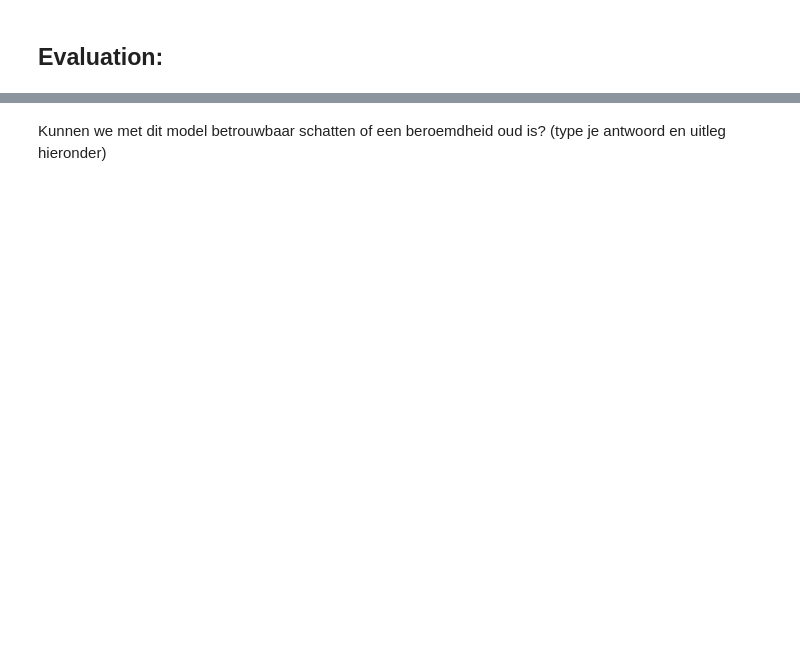
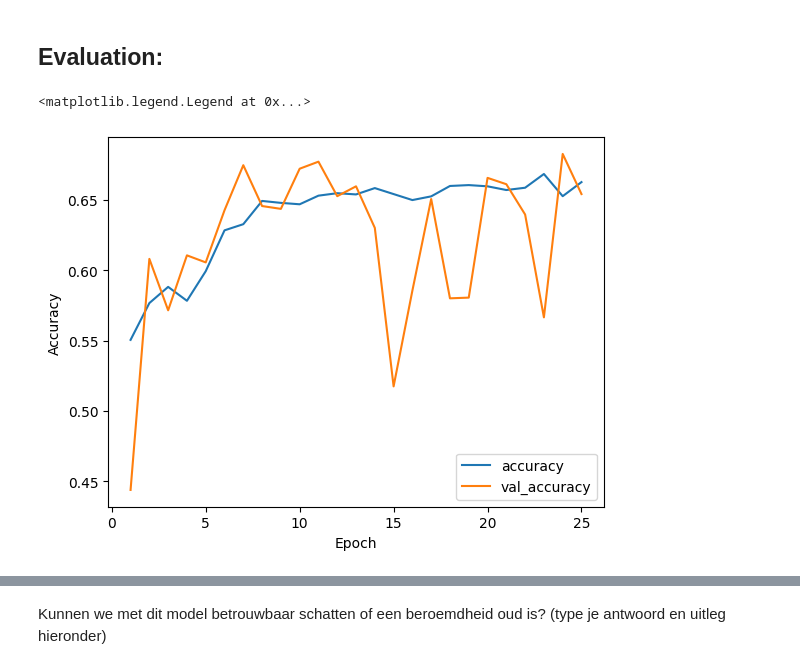
Before and after one commit to usadson/machine-learning, a Jupyter notebook: Thema 2/Huiswerk.ipynb, the cells around one changed output, grey strips where cells are left out. Cells and saved outputs as stored; diff of their text form; code cells hidden in the pictures; blank space fills up the shorter version.

```diff
--- a/Thema 2/Huiswerk.ipynb
+++ b/Thema 2/Huiswerk.ipynb
@@ -202,5 +274,5 @@ train_datagen = ImageDataGenerator(
     # vertical_flip=True,
 )
 
-data_flow = train_datagen.flow(train_images, tf.reshape(train_labels, (-1)), shuffle=True)
-history2 = model.fit(data_flow, epochs=25, validation_data=(test_images, test_labels))
+data_flow = train_datagen.flow(train_images, tf.reshape(train_ages, (-1)), shuffle=True)
+history = model.fit(data_flow, epochs=25, validation_data=(test_images, test_ages))
@@ -214,0 +302,13 @@ history2 = model.fit(data_flow, epochs=25, validation_data=(test_images, test_la
+# %%
+#plot de accuracy en validated accuracy
+acc=history.history['accuracy']
+val_acc=history.history['val_accuracy']
+epochs=range(1, len(acc)+1)
+plt.plot(epochs, acc, label='accuracy')
+plt.plot(epochs, val_acc, label = 'val_accuracy')
+plt.xlabel('Epoch')
+plt.ylabel('Accuracy')
+plt.legend(loc='lower right')
+# %% [output]
+<matplotlib.legend.Legend at 0x...>
+[figure, added]
```
Also changed, not shown: parts of 21 cells of this notebook, 2 other files.
